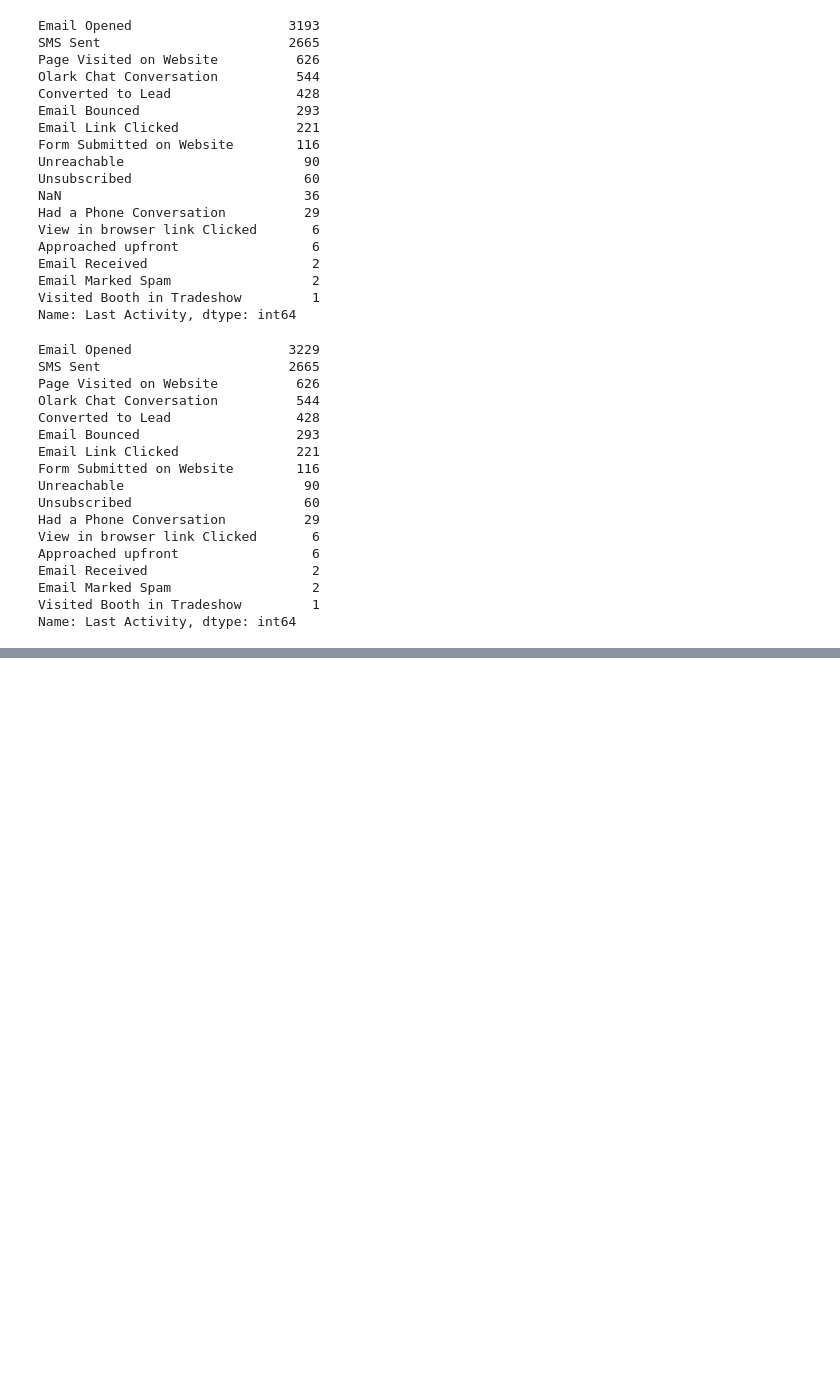
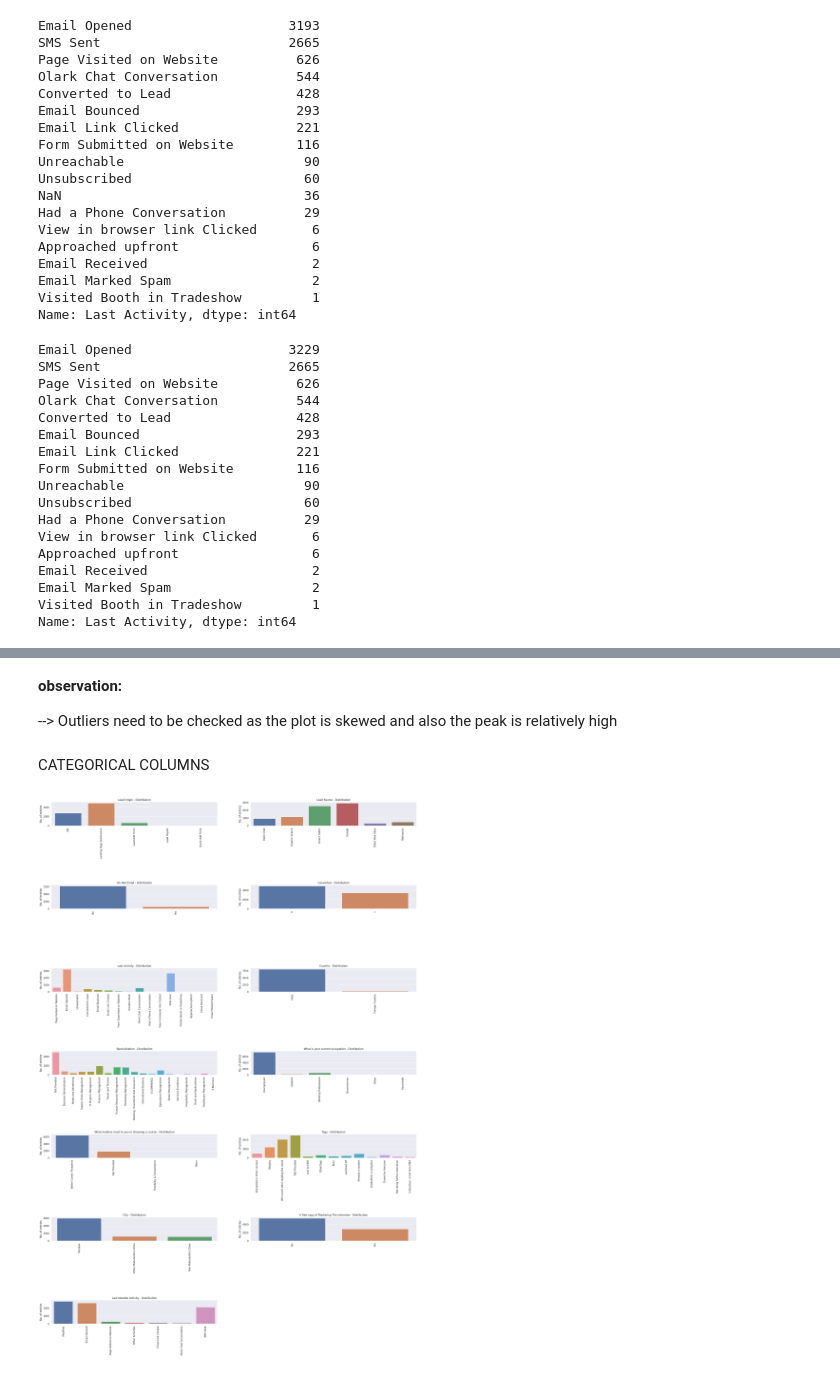
Before and after one commit to AnuAsai22/Lead_Scoring_CaseStudy, a Jupyter notebook: Lead_Scoring_AnuFinal.ipynb, the cells around one changed output, grey strips where cells are left out. Drawn from its saved outputs; the diff is of its cells as text; code cells hidden in the pictures; blank space fills up the shorter version.

```diff
--- a/Lead_Scoring_AnuFinal.ipynb
+++ b/Lead_Scoring_AnuFinal.ipynb
@@ -857,0 +985,21 @@ dtype: float64
+# %% [markdown]
+**observation:**
+
+--> Outliers need to be checked as the plot is skewed and also the peak is relatively high
+# %% [markdown]
+CATEGORICAL COLUMNS
+# %%
+sns.set(style="darkgrid")
+# Visualising the histogram of the distribution of all categorical variables
+plt.figure(figsize=(30,50))
+for i in range(len(obj_col)):
+    plt.subplot(8, 2, i+1)
+    var=obj_col[i]
+    sns.countplot(x=var, data=ls)
+    plt.title(var+' - Distribution')
+    plt.ylabel('No. of entries')
+    plt.xticks(rotation=90)
+    plt.xlabel(None)
+    plt.subplots_adjust(hspace = 2.5)
+# %% [output]
+[figure, added]
```
Also changed, not shown: parts of 17 cells of this notebook.
